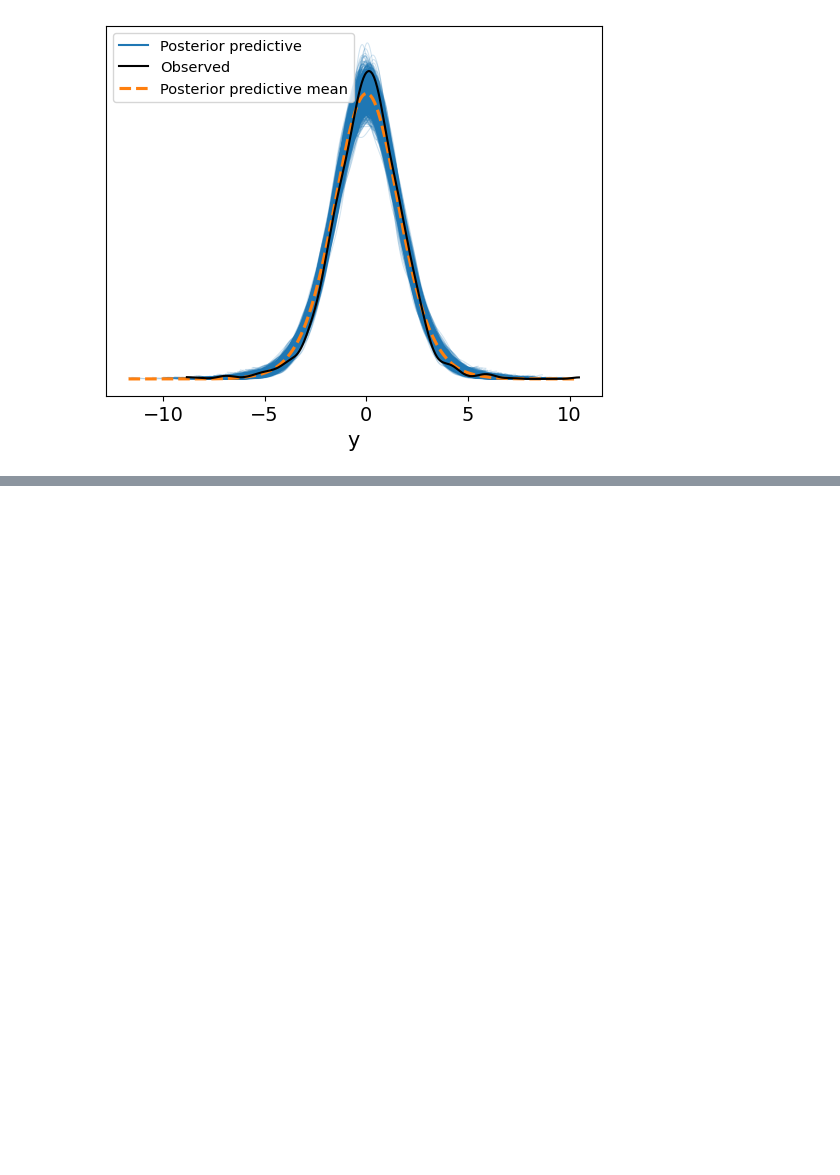
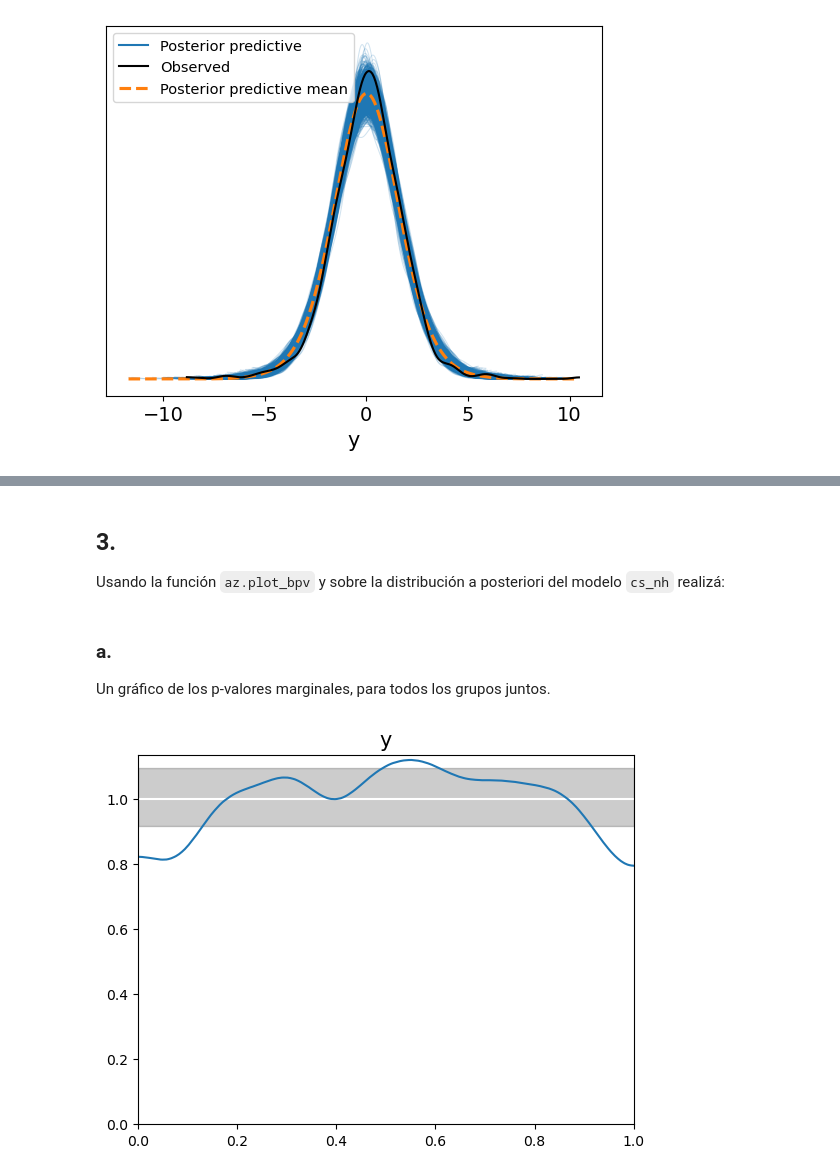
Before and after one commit to nazarenomm/Estadistica-e-Inferencia-2, a Jupyter notebook: ejercicios/ejercicios_04_01_nazareno_magallanes.ipynb, the cells around one changed output, grey strips where cells are left out. Saved outputs shown, nothing was run; the diff lists cells and outputs as text; code cells hidden in the pictures; blank space fills up the shorter version.

```diff
--- a/ejercicios/ejercicios_04_01_nazareno_magallanes.ipynb
+++ b/ejercicios/ejercicios_04_01_nazareno_magallanes.ipynb
@@ -150,0 +223,10 @@ Sampling: [y]
+# %% [markdown]
+## 3.
+Usando la función ``az.plot_bpv`` y sobre la distribución a posteriori del modelo ``cs_nh`` realizá:
+# %% [markdown]
+### a.
+Un gráfico de los p-valores marginales, para todos los grupos juntos.
+# %%
+az.plot_bpv(idata);
+# %% [output]
+[figure, added]
```
Also changed, not shown: parts of 28 cells of this notebook.
